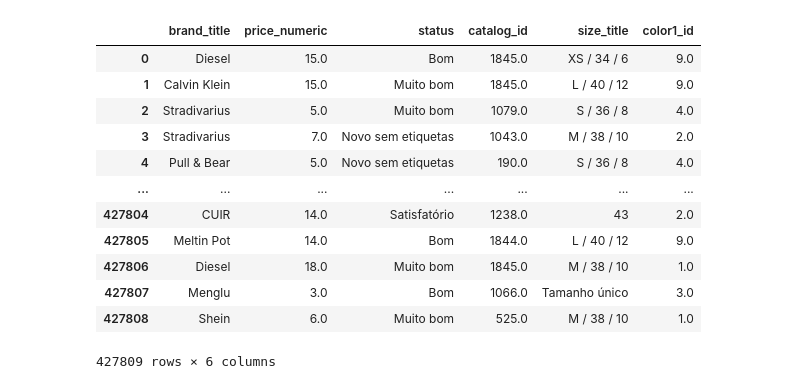
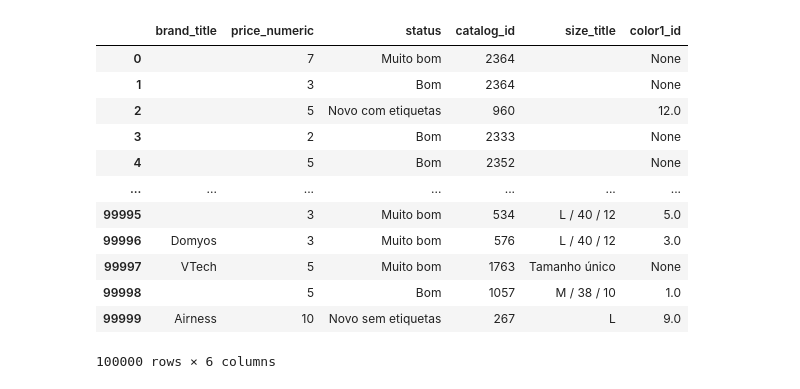
Before and after one commit to lmao420blazeit/vinted-streamlit-container, a Jupyter notebook: notebooks/3_1_catalog_clustering.ipynb, the cells around one changed output. Saved outputs shown, nothing was run; the diff lists cells and outputs as text; code cells hidden in the pictures.

```diff
--- a/notebooks/3_1_catalog_clustering.ipynb
+++ b/notebooks/3_1_catalog_clustering.ipynb
@@ -4,42 +4,43 @@ from sqlalchemy import create_engine
 import os
 import json
 import matplotlib.pyplot as plt
 from sklearn.decomposition import PCA
 
 def load_credentials(path = "aws_rds_credentials.json"):
      with open(path, 'r') as file:
           config = json.load(file)
 
      # set up credentials
      for key in config.keys():
           os.environ[key] = config[key]
 
      return
 
 time_interval = 90 #days
 
 load_credentials()
 
 aws_rds_url = f"postgresql://{os.environ['user']}:{os.environ['password']}@{os.environ['host']}:{os.environ['port']}/{os.environ['database']}?sslmode=require"
 
 engine = create_engine(aws_rds_url)
 sql_query = f"""SELECT brand_title, price_numeric, status, catalog_id, size_title, color1_id
                FROM public.tracking_staging
                WHERE date >= CURRENT_DATE - INTERVAL '{time_interval} days'
+               LIMIT 100000
                """
 data = pd.read_sql(sql_query, engine)
 data
 # %% [output]
 |  | brand_title | price_numeric | status | catalog_id | size_title | color1_id |
-| 0 | Diesel | 15.0 | Bom | 1845.0 | XS / 34 / 6 | 9.0 |
-| 1 | Calvin Klein | 15.0 | Muito bom | 1845.0 | L / 40 / 12 | 9.0 |
-| 2 | Stradivarius | 5.0 | Muito bom | 1079.0 | S / 36 / 8 | 4.0 |
-| 3 | Stradivarius | 7.0 | Novo sem etiquetas | 1043.0 | M / 38 / 10 | 2.0 |
-| 4 | Pull & Bear | 5.0 | Novo sem etiquetas | 190.0 | S / 36 / 8 | 4.0 |
+| 0 |  | 7 | Muito bom | 2364 |  | None |
+| 1 |  | 3 | Bom | 2364 |  | None |
+| 2 |  | 5 | Novo com etiquetas | 960 |  | 12.0 |
+| 3 |  | 2 | Bom | 2333 |  | None |
+| 4 |  | 5 | Bom | 2352 |  | None |
 | ... | ... | ... | ... | ... | ... | ... |
-| 427804 | CUIR | 14.0 | Satisfatório | 1238.0 | 43 | 2.0 |
-| 427805 | Meltin Pot | 14.0 | Bom | 1844.0 | L / 40 / 12 | 9.0 |
-| 427806 | Diesel | 18.0 | Muito bom | 1845.0 | M / 38 / 10 | 1.0 |
-| 427807 | Menglu | 3.0 | Bom | 1066.0 | Tamanho único | 3.0 |
-| 427808 | Shein | 6.0 | Muito bom | 525.0 | M / 38 / 10 | 1.0 |
+| 99995 |  | 3 | Muito bom | 534 | L / 40 / 12 | 5.0 |
+| 99996 | Domyos | 3 | Muito bom | 576 | L / 40 / 12 | 3.0 |
+| 99997 | VTech | 5 | Muito bom | 1763 | Tamanho único | None |
+| 99998 |  | 5 | Bom | 1057 | M / 38 / 10 | 1.0 |
+| 99999 | Airness | 10 | Novo sem etiquetas | 267 | L | 9.0 |
-427809 rows × 6 columns
+100000 rows × 6 columns
```
Also changed, not shown: parts of 18 cells of this notebook, 6 other files.
